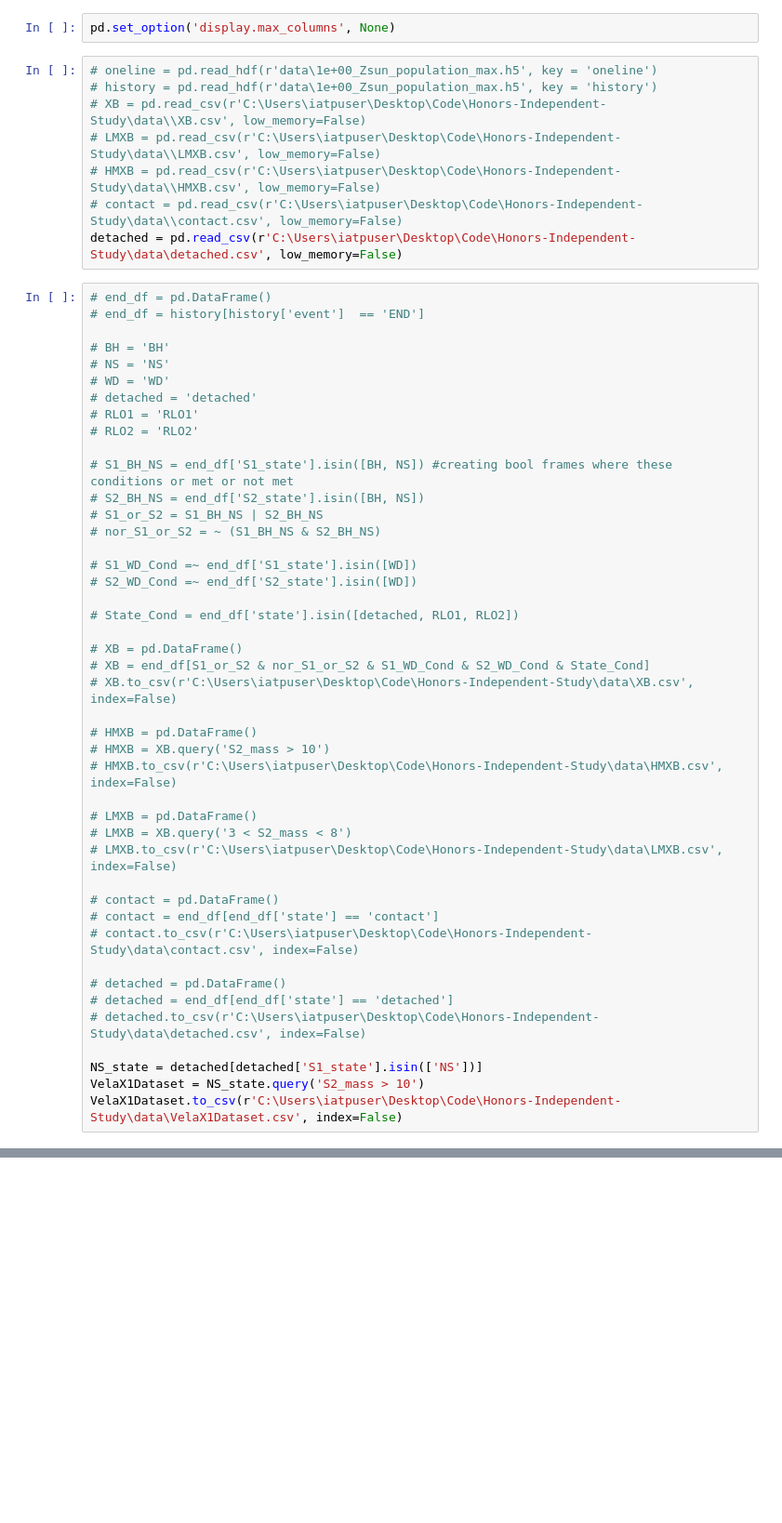
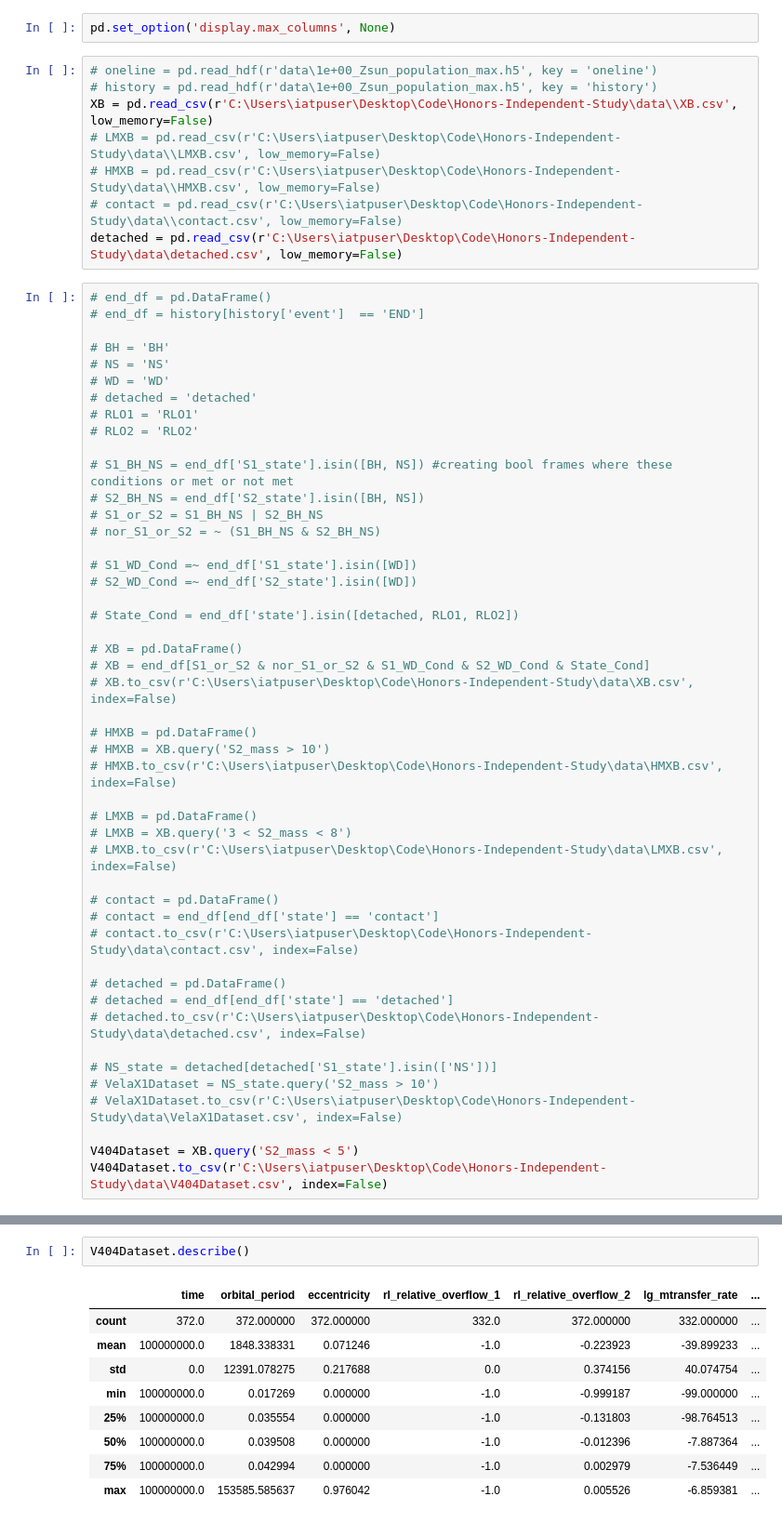
Before and after one commit to PiersonLip/Honors-Independent-Study, a Jupyter notebook: Sorting.ipynb, the cells around one changed output, grey strips where cells are left out. Shown at 93% size. Saved outputs shown, nothing was run; the diff lists cells and outputs as text; blank space fills up the shorter version.

```diff
--- a/Sorting.ipynb
+++ b/Sorting.ipynb
@@ -9,7 +9,7 @@ pd.set_option('display.max_columns', None)
 # %%
 # oneline = pd.read_hdf(r'data\1e+00_Zsun_population_max.h5', key = 'oneline')
 # history = pd.read_hdf(r'data\1e+00_Zsun_population_max.h5', key = 'history')
-# XB = pd.read_csv(r'C:\Users\iatpuser\Desktop\Code\Honors-Independent-Study\data\\XB.csv', low_memory=False)
+XB = pd.read_csv(r'C:\Users\iatpuser\Desktop\Code\Honors-Independent-Study\data\\XB.csv', low_memory=False)
 # LMXB = pd.read_csv(r'C:\Users\iatpuser\Desktop\Code\Honors-Independent-Study\data\\LMXB.csv', low_memory=False)
 # HMXB = pd.read_csv(r'C:\Users\iatpuser\Desktop\Code\Honors-Independent-Study\data\\HMXB.csv', low_memory=False)
 # contact = pd.read_csv(r'C:\Users\iatpuser\Desktop\Code\Honors-Independent-Study\data\\contact.csv', low_memory=False)
@@ -55,6 +55,9 @@ detached = pd.read_csv(r'C:\Users\iatpuser\Desktop\Code\Honors-Independent-Study
 # detached = end_df[end_df['state'] == 'detached']
 # detached.to_csv(r'C:\Users\iatpuser\Desktop\Code\Honors-Independent-Study\data\detached.csv', index=False)
 
-NS_state = detached[detached['S1_state'].isin(['NS'])]
-VelaX1Dataset = NS_state.query('S2_mass > 10')
-VelaX1Dataset.to_csv(r'C:\Users\iatpuser\Desktop\Code\Honors-Independent-Study\data\VelaX1Dataset.csv', index=False)
+# NS_state = detached[detached['S1_state'].isin(['NS'])]
+# VelaX1Dataset = NS_state.query('S2_mass > 10')
+# VelaX1Dataset.to_csv(r'C:\Users\iatpuser\Desktop\Code\Honors-Independent-Study\data\VelaX1Dataset.csv', index=False)
+
+V404Dataset = XB.query('S2_mass < 5')
+V404Dataset.to_csv(r'C:\Users\iatpuser\Desktop\Code\Honors-Independent-Study\data\V404Dataset.csv', index=False)
@@ -185,0 +64,12 @@ S2_mass log10 F star radius T
+# %%
+V404Dataset.describe()
+# %% [output]
+|  | time | orbital_period | eccentricity | rl_relative_overflow_1 | rl_relative_overflow_2 | lg_mtransfer_rate | ... |
+| count | 372.0 | 372.000000 | 372.000000 | 332.0 | 372.000000 | 332.000000 | ... |
+| mean | 100000000.0 | 1848.338331 | 0.071246 | -1.0 | -0.223923 | -39.899233 | ... |
+| std | 0.0 | 12391.078275 | 0.217688 | 0.0 | 0.374156 | 40.074754 | ... |
+| min | 100000000.0 | 0.017269 | 0.000000 | -1.0 | -0.999187 | -99.000000 | ... |
+| 25% | 100000000.0 | 0.035554 | 0.000000 | -1.0 | -0.131803 | -98.764513 | ... |
+| 50% | 100000000.0 | 0.039508 | 0.000000 | -1.0 | -0.012396 | -7.887364 | ... |
+| 75% | 100000000.0 | 0.042994 | 0.000000 | -1.0 | 0.002979 | -7.536449 | ... |
+| max | 100000000.0 | 153585.585637 | 0.976042 | -1.0 | 0.005526 | -6.859381 | ... |
```
Also changed, not shown: parts of 5 cells of this notebook, 10 other files.
